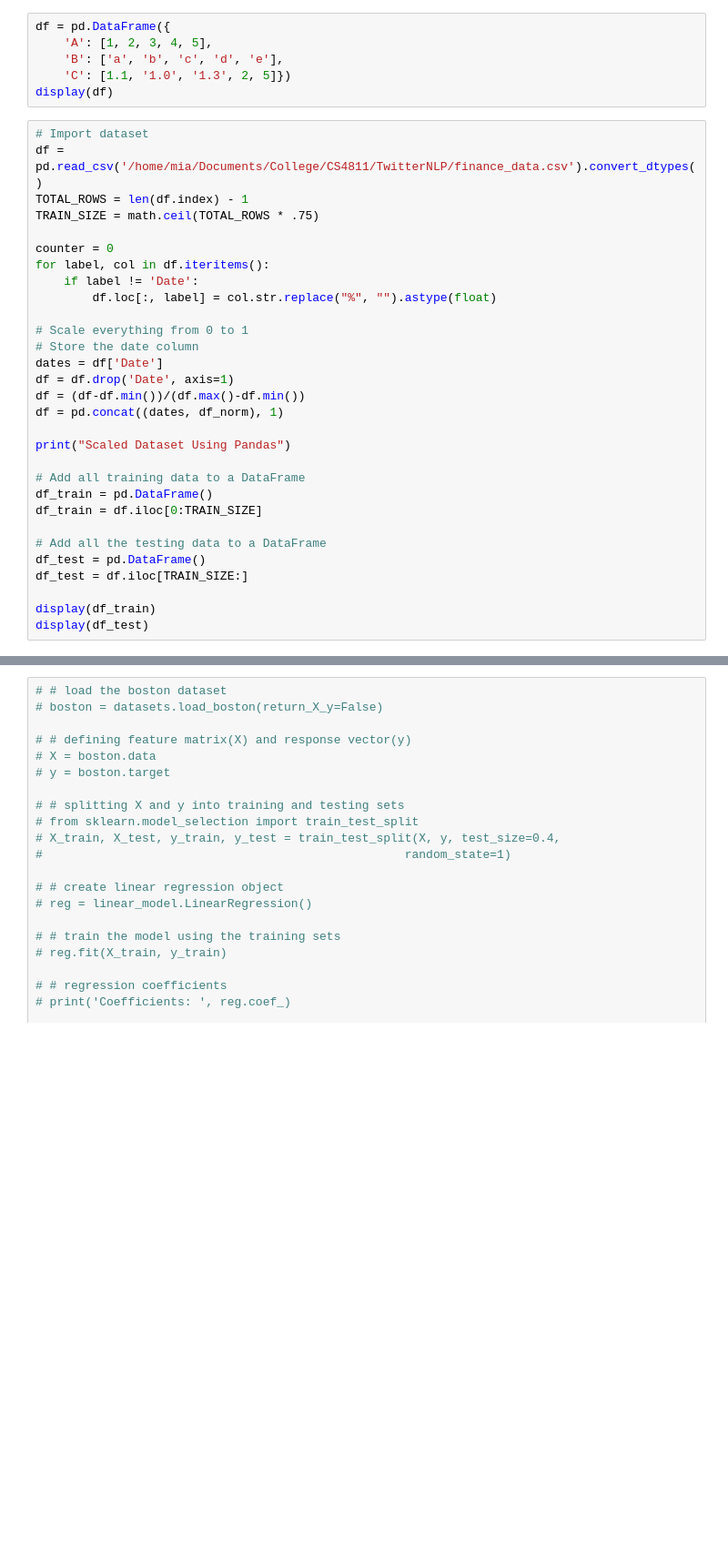
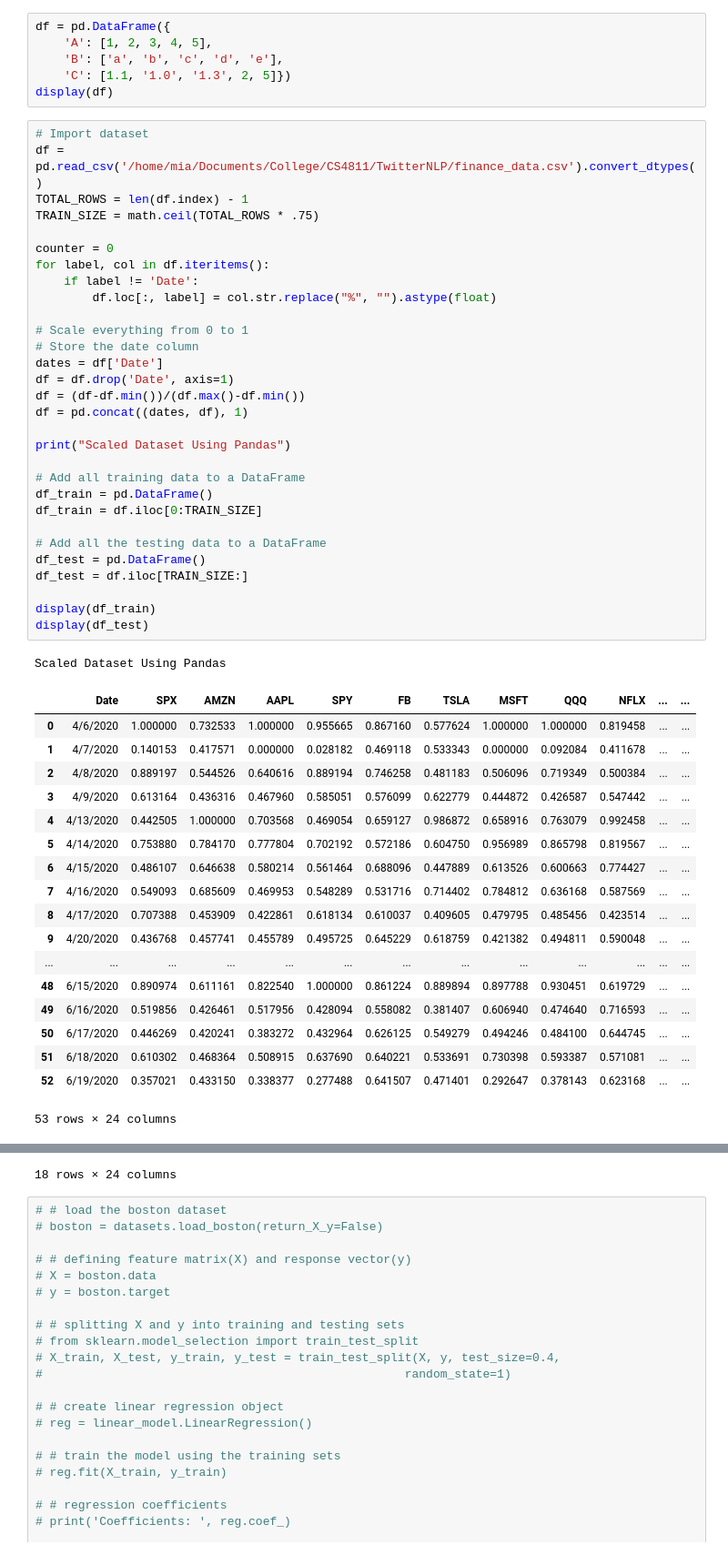
Before and after one commit to Mia-Y-Kelly/TwitterNLP, a Jupyter notebook: regression.ipynb, the cells around one changed output, grey strips where cells are left out. Shown at 91% size. Saved outputs shown, nothing was run; the diff lists cells and outputs as text; blank space fills up the shorter version.

Commit message:
removed duplicate columns and condensed code

```diff
--- a/regression.ipynb
+++ b/regression.ipynb
@@ -16,30 +16,50 @@ display(df)
 # %%
 # Import dataset
 df = pd.read_csv('/home/mia/Documents/College/CS4811/TwitterNLP/finance_data.csv').convert_dtypes()
 TOTAL_ROWS = len(df.index) - 1
 TRAIN_SIZE = math.ceil(TOTAL_ROWS * .75)
 
 counter = 0
 for label, col in df.iteritems():
     if label != 'Date':
         df.loc[:, label] = col.str.replace("%", "").astype(float)
 
 # Scale everything from 0 to 1
 # Store the date column
 dates = df['Date']
 df = df.drop('Date', axis=1)
 df = (df-df.min())/(df.max()-df.min())
-df = pd.concat((dates, df_norm), 1)
+df = pd.concat((dates, df), 1)
 
 print("Scaled Dataset Using Pandas")
 
 # Add all training data to a DataFrame
 df_train = pd.DataFrame()
 df_train = df.iloc[0:TRAIN_SIZE]
 
 # Add all the testing data to a DataFrame
 df_test = pd.DataFrame()
 df_test = df.iloc[TRAIN_SIZE:]
 
 display(df_train)
 display(df_test)
+# %% [output]
+Scaled Dataset Using Pandas
+|  | Date | SPX | AMZN | AAPL | SPY | FB | TSLA | MSFT | QQQ | NFLX | ... | ... |
+| 0 | 4/6/2020 | 1.000000 | 0.732533 | 1.000000 | 0.955665 | 0.867160 | 0.577624 | 1.000000 | 1.000000 | 0.819458 | ... | ... |
+| 1 | 4/7/2020 | 0.140153 | 0.417571 | 0.000000 | 0.028182 | 0.469118 | 0.533343 | 0.000000 | 0.092084 | 0.411678 | ... | ... |
+| 2 | 4/8/2020 | 0.889197 | 0.544526 | 0.640616 | 0.889194 | 0.746258 | 0.481183 | 0.506096 | 0.719349 | 0.500384 | ... | ... |
+| 3 | 4/9/2020 | 0.613164 | 0.436316 | 0.467960 | 0.585051 | 0.576099 | 0.622779 | 0.444872 | 0.426587 | 0.547442 | ... | ... |
+| 4 | 4/13/2020 | 0.442505 | 1.000000 | 0.703568 | 0.469054 | 0.659127 | 0.986872 | 0.658916 | 0.763079 | 0.992458 | ... | ... |
+| 5 | 4/14/2020 | 0.753880 | 0.784170 | 0.777804 | 0.702192 | 0.572186 | 0.604750 | 0.956989 | 0.865798 | 0.819567 | ... | ... |
+| 6 | 4/15/2020 | 0.486107 | 0.646638 | 0.580214 | 0.561464 | 0.688096 | 0.447889 | 0.613526 | 0.600663 | 0.774427 | ... | ... |
+| 7 | 4/16/2020 | 0.549093 | 0.685609 | 0.469953 | 0.548289 | 0.531716 | 0.714402 | 0.784812 | 0.636168 | 0.587569 | ... | ... |
+| 8 | 4/17/2020 | 0.707388 | 0.453909 | 0.422861 | 0.618134 | 0.610037 | 0.409605 | 0.479795 | 0.485456 | 0.423514 | ... | ... |
+| 9 | 4/20/2020 | 0.436768 | 0.457741 | 0.455789 | 0.495725 | 0.645229 | 0.618759 | 0.421382 | 0.494811 | 0.590048 | ... | ... |
+| ... | ... | ... | ... | ... | ... | ... | ... | ... | ... | ... | ... | ... |
+| 48 | 6/15/2020 | 0.890974 | 0.611161 | 0.822540 | 1.000000 | 0.861224 | 0.889894 | 0.897788 | 0.930451 | 0.619729 | ... | ... |
+| 49 | 6/16/2020 | 0.519856 | 0.426461 | 0.517956 | 0.428094 | 0.558082 | 0.381407 | 0.606940 | 0.474640 | 0.716593 | ... | ... |
+| 50 | 6/17/2020 | 0.446269 | 0.420241 | 0.383272 | 0.432964 | 0.626125 | 0.549279 | 0.494246 | 0.484100 | 0.644745 | ... | ... |
+| 51 | 6/18/2020 | 0.610302 | 0.468364 | 0.508915 | 0.637690 | 0.640221 | 0.533691 | 0.730398 | 0.593387 | 0.571081 | ... | ... |
+| 52 | 6/19/2020 | 0.357021 | 0.433150 | 0.338377 | 0.277488 | 0.641507 | 0.471401 | 0.292647 | 0.378143 | 0.623168 | ... | ... |
+53 rows × 24 columns
@@ -46,3 +83,4 @@ display(df_test)
+18 rows × 24 columns
 # %%
 # # load the boston dataset
 # boston = datasets.load_boston(return_X_y=False)
```
Also changed, not shown: parts of 1 cell of this notebook.
